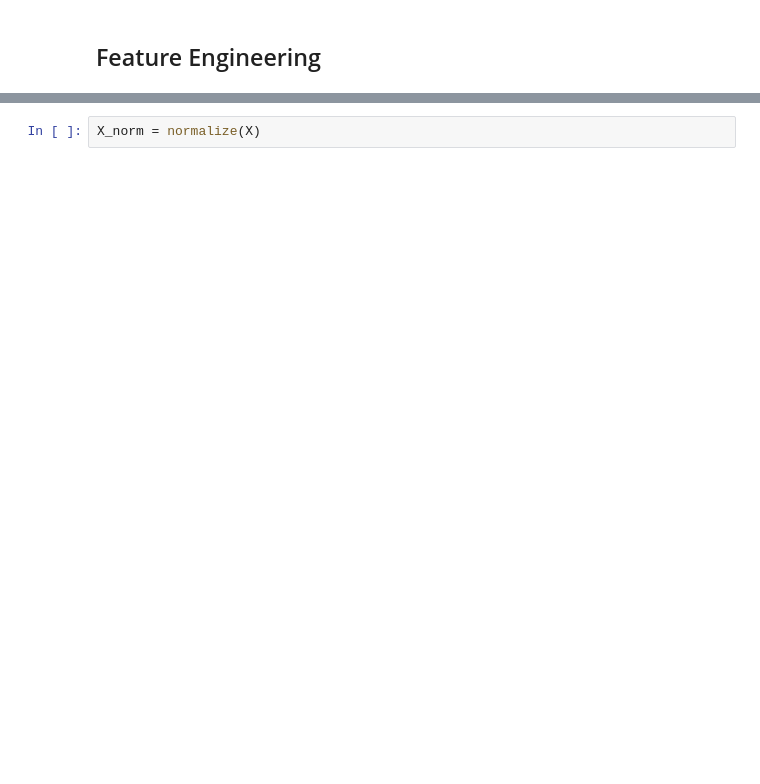
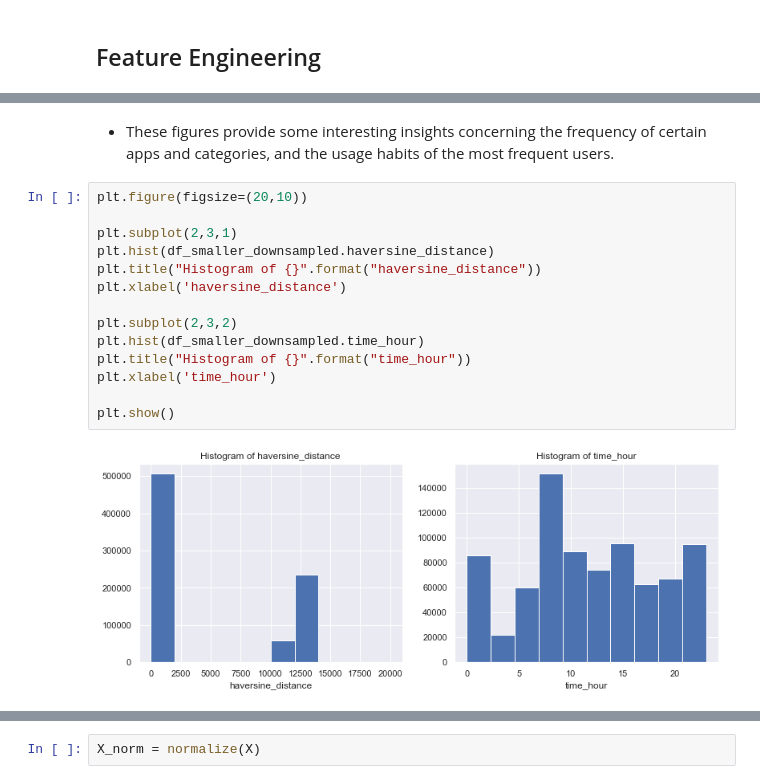
Before and after one commit to jlolavesen/thinkful, a Jupyter notebook: Final_Capstone.ipynb, the cells around one changed output, grey strips where cells are left out. Drawn from its saved outputs; the diff is of its cells as text; blank space fills up the shorter version.

```diff
--- a/Final_Capstone.ipynb
+++ b/Final_Capstone.ipynb
@@ -311,0 +383,18 @@ print("--- %s seconds ---" % (time.time() - start_time))
+# %% [markdown]
+- These figures provide some interesting insights concerning the frequency of certain apps and categories, and the usage habits of the most frequent users.
+# %%
+plt.figure(figsize=(20,10))
+
+plt.subplot(2,3,1)
+plt.hist(df_smaller_downsampled.haversine_distance)
+plt.title("Histogram of {}".format("haversine_distance"))
+plt.xlabel('haversine_distance')
+
+plt.subplot(2,3,2)
+plt.hist(df_smaller_downsampled.time_hour)
+plt.title("Histogram of {}".format("time_hour"))
+plt.xlabel('time_hour')
+
+plt.show()
+# %% [output]
+[figure, added]
```
Also changed, not shown: parts of 214 cells of this notebook.
